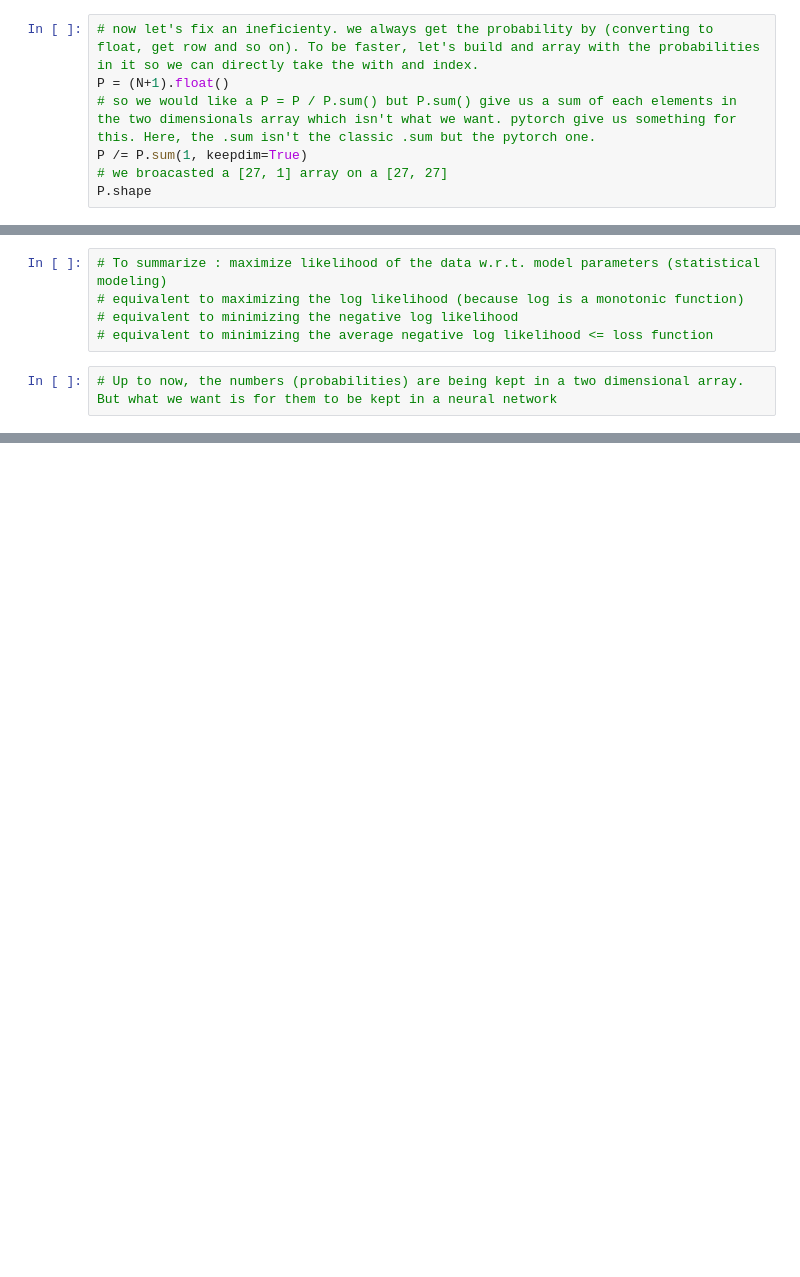
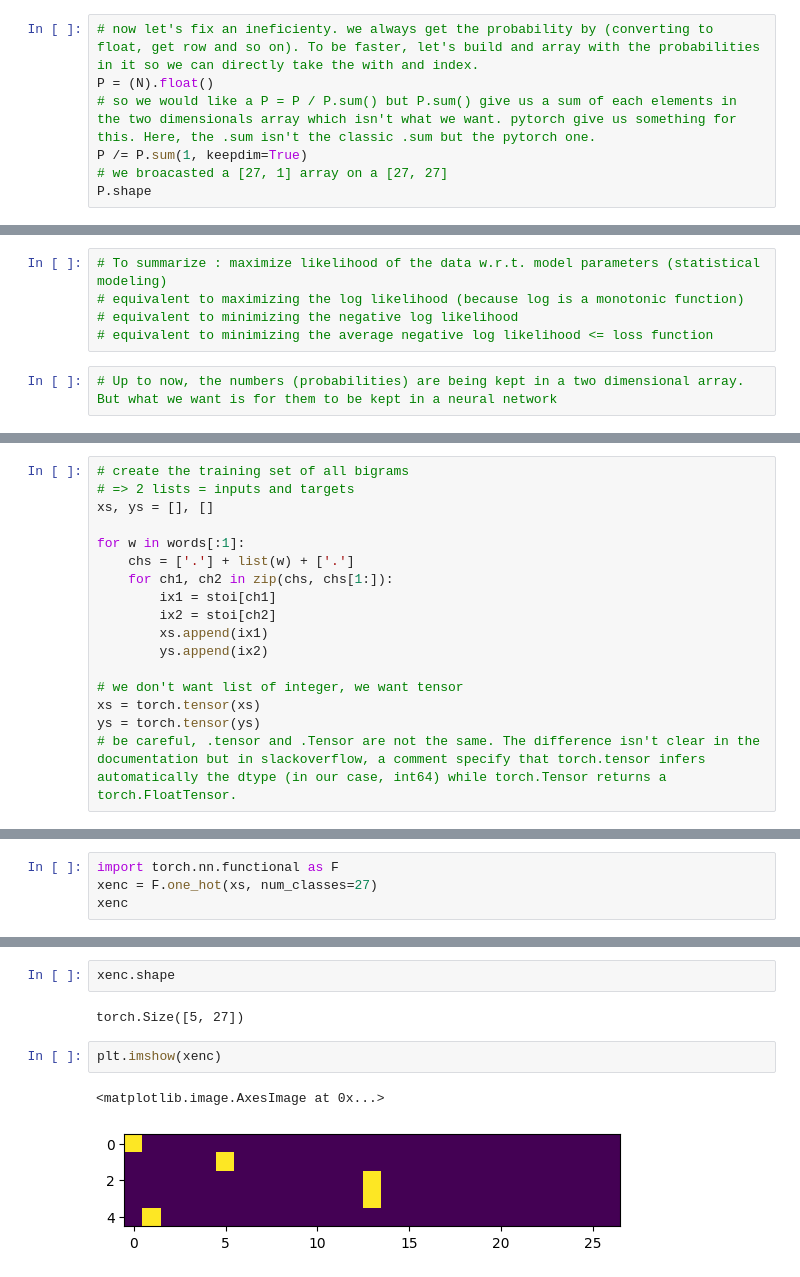
Before and after one commit to sergedevillez/Andrew-Karpathy-s-Playlist, a Jupyter notebook: 2. Build Makemore/makemore_part1_bigrams.ipynb, the cells around one changed output, grey strips where cells are left out. Saved outputs shown, nothing was run; the diff lists cells and outputs as text; blank space fills up the shorter version.

Commit message:
Finished first video for building makemore (basic bigrams model) Starting second video for makemore (implementation Multi layer model to allow words/tokens analysis)

```diff
--- a/2. Build Makemore/build_makemore.ipynb
+++ b/2. Build Makemore/makemore_part1_bigrams.ipynb
@@ -227,7 +227,7 @@ bqzazeunschck.
 wnkojuoxyvtvfiwksddugnkul.
 # %%
 # now let's fix an ineficienty. we always get the probability by (converting to float, get row and so on). To be faster, let's build and array with the probabilities in it so we can directly take the with and index.
-P = (N+1).float()
+P = (N).float()
 # so we would like a P = P / P.sum() but P.sum() give us a sum of each elements in the two dimensionals array which isn't what we want. pytorch give us something for this. Here, the .sum isn't the classic .sum but the pytorch one.
 P /= P.sum(1, keepdim=True)
 # we broacasted a [27, 1] array on a [27, 27]
@@ -336,0 +340,17 @@ AttributeError: 'builtin_function_or_method' object has no attribute 'sum'
+# %%
+# create the training set of all bigrams
+# => 2 lists = inputs and targets
+xs, ys = [], []
+
+for w in words[:1]:
+    chs = ['.'] + list(w) + ['.']
+    for ch1, ch2 in zip(chs, chs[1:]):
+        ix1 = stoi[ch1]
+        ix2 = stoi[ch2]
+        xs.append(ix1)
+        ys.append(ix2)
+
+# we don't want list of integer, we want tensor
+xs = torch.tensor(xs)
+ys = torch.tensor(ys)
+# be careful, .tensor and .Tensor are not the same. The difference isn't clear in the documentation but in slackoverflow, a comment specify that torch.tensor infers automatically the dtype (in our case, int64) while torch.Tensor returns a torch.FloatTensor.
@@ -336,0 +365,4 @@ AttributeError: 'builtin_function_or_method' object has no attribute 'sum'
+# %%
+import torch.nn.functional as F
+xenc = F.one_hot(xs, num_classes=27)
+xenc
@@ -336,0 +380,9 @@ AttributeError: 'builtin_function_or_method' object has no attribute 'sum'
+# %%
+xenc.shape
+# %% [output]
+torch.Size([5, 27])
+# %%
+plt.imshow(xenc)
+# %% [output]
+<matplotlib.image.AxesImage at 0x...>
+[figure, added]
```
Also changed, not shown: parts of 20 cells of this notebook, 2 other files.
